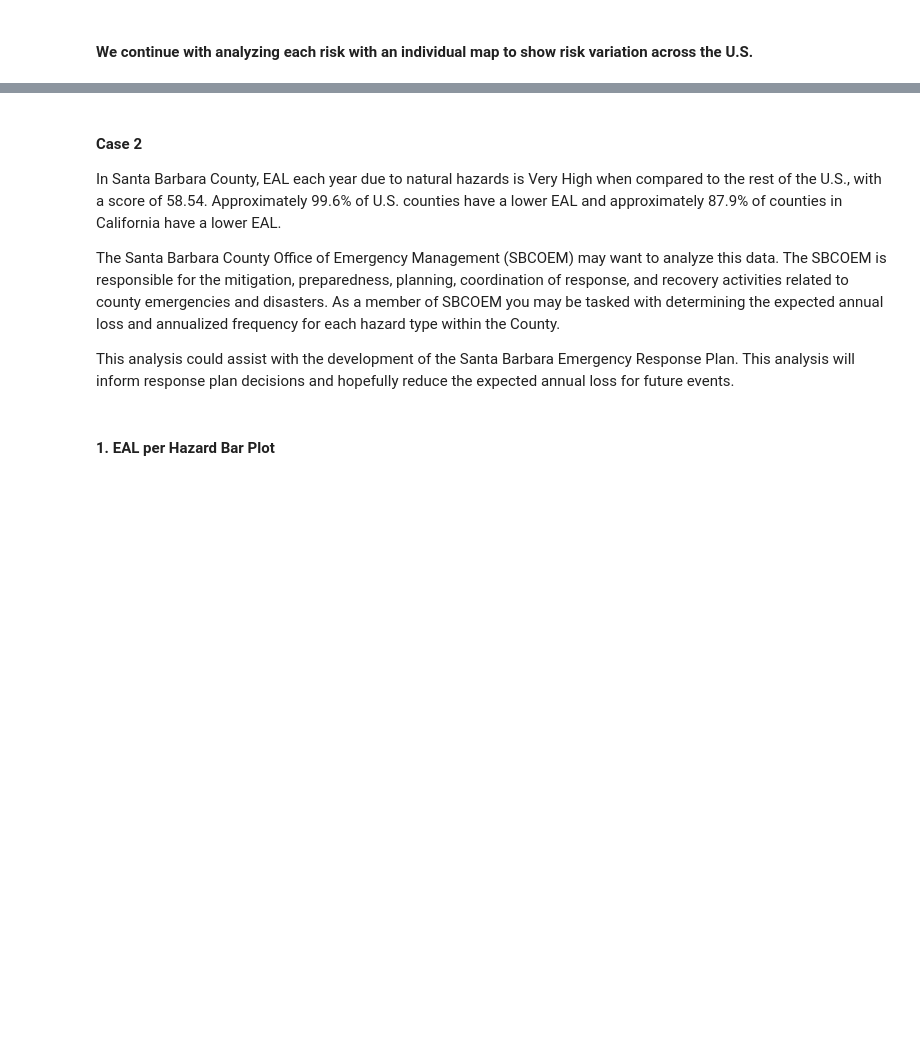
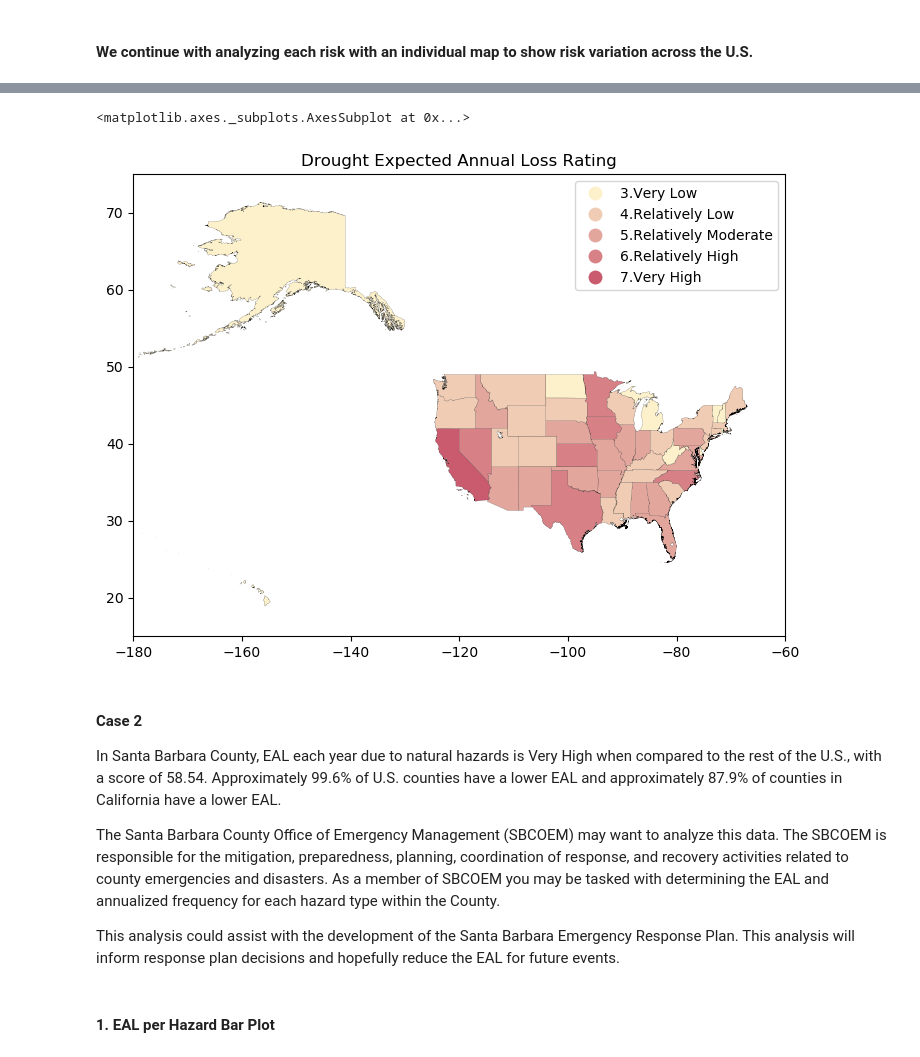
Before and after one commit to ericamarie9016/FEMA_Hazards, a Jupyter notebook: FEMA_Hazards.ipynb, the cells around one changed output, grey strips where cells are left out. Drawn from its saved outputs; the diff is of its cells as text; code cells hidden in the pictures; blank space fills up the shorter version.

```diff
--- a/FEMA_Hazards.ipynb
+++ b/FEMA_Hazards.ipynb
@@ -226,11 +265,49 @@ EALsummary.plot(column = "CFLD_EALS",legend = True, ax = ax4,cmap='GnBu',edgecol
+# %%
+colors = ["#fdf1cb", "#f0ccb4","#e3a69d", "#d78186", "#ca5b6f","#bd3658","#b01041"]
+
+bins = ['Not Applicable', 'Insufficient Data', 'Very Low', 'Relatively Low'
+            , 'Relatively Moderate', 'Relatively High', 'Very High']
+Values = ['Not Applicable', 'Insufficient Data', 'Very Low', 'Relatively Low'
+            , 'Relatively Moderate', 'Relatively High', 'Very High']
+colors_1=dict(zip(Values, colors))
+
+# Replace the characters in the dataset
+
+rtn_dict = {'Not Applicable': '1.Not Applicable', 'Insufficient Data': '2.Not Applicable', 'Very Low': '3.Very Low', 'Relatively Low': '4.Relatively Low'
+            , 'Relatively Moderate': '5.Relatively Moderate', 'Relatively High': '6.Relatively High', 'Very High': '7.Very High'}
+for x in range(0,18):
+    test.iloc[:,x] = test.iloc[:,x].map(rtn_dict)
+# %%
+fig, ax = plt.subplots(figsize=(14,6))
+
+xlim = (xmin, xmax)
+ylim = (ymin, ymax)
+
+ax.set_xlim(xlim)
+ax.set_ylim(ylim)
+plt.title("Drought Expected Annual Loss Rating")
+
+test.plot(
+    ax = ax,
+    legend=True,
+    column='DRGT_EALR',
+    cmap=ListedColormap(colors),
+    classification_kwds={ 'bins': bins,  },
+    norm=Normalize(0, len(colors)),
+    edgecolor="black",
+    linewidth=0.1,
+)
+# %% [output]
+<matplotlib.axes._subplots.AxesSubplot at 0x...>
+[figure, added]
 # %% [markdown]
 #### Case 2
 
 In Santa Barbara County, EAL each year due to natural hazards is Very High when compared to the rest of the U.S., with a score of 58.54. Approximately 99.6% of U.S. counties have a lower EAL and approximately 87.9% of counties in California have a lower EAL.
 
-The Santa Barbara County Office of Emergency Management (SBCOEM) may want to analyze this data. The SBCOEM is responsible for the mitigation, preparedness, planning, coordination of response, and recovery activities related to county emergencies and disasters. As a member of SBCOEM you may be tasked with determining the expected annual loss and annualized frequency for each hazard type within the County.
+The Santa Barbara County Office of Emergency Management (SBCOEM) may want to analyze this data. The SBCOEM is responsible for the mitigation, preparedness, planning, coordination of response, and recovery activities related to county emergencies and disasters. As a member of SBCOEM you may be tasked with determining the EAL and annualized frequency for each hazard type within the County.
 
-This analysis could assist with the development of the Santa Barbara Emergency Response Plan. This analysis will inform response plan decisions and hopefully reduce the expected annual loss for future events.
+This analysis could assist with the development of the Santa Barbara Emergency Response Plan. This analysis will inform response plan decisions and hopefully reduce the EAL for future events.
 # %%
 #read in county data
 county_df = pd.read_csv("data/NRI_Table_Counties.csv")
```
Also changed, not shown: parts of 7 cells of this notebook.
